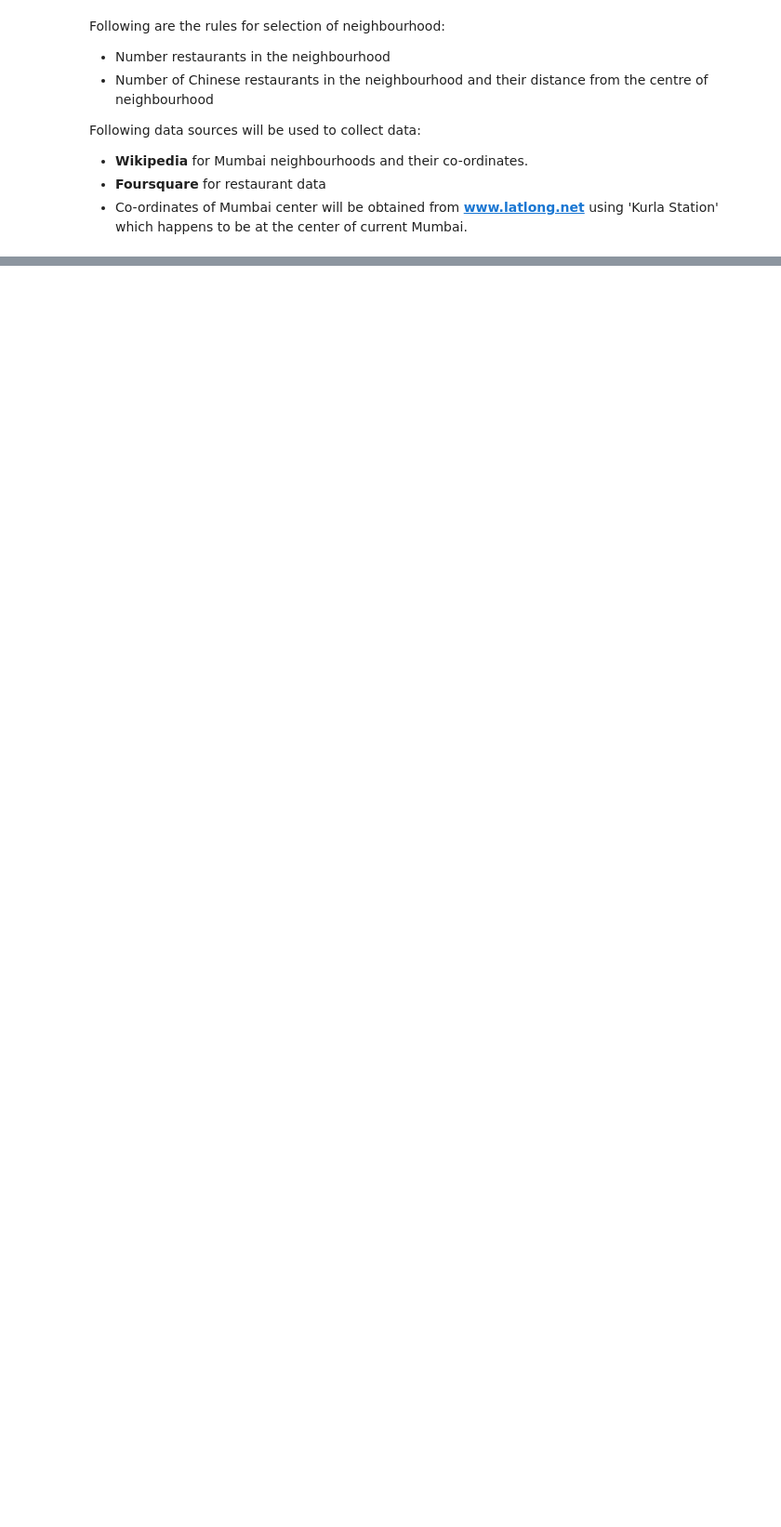
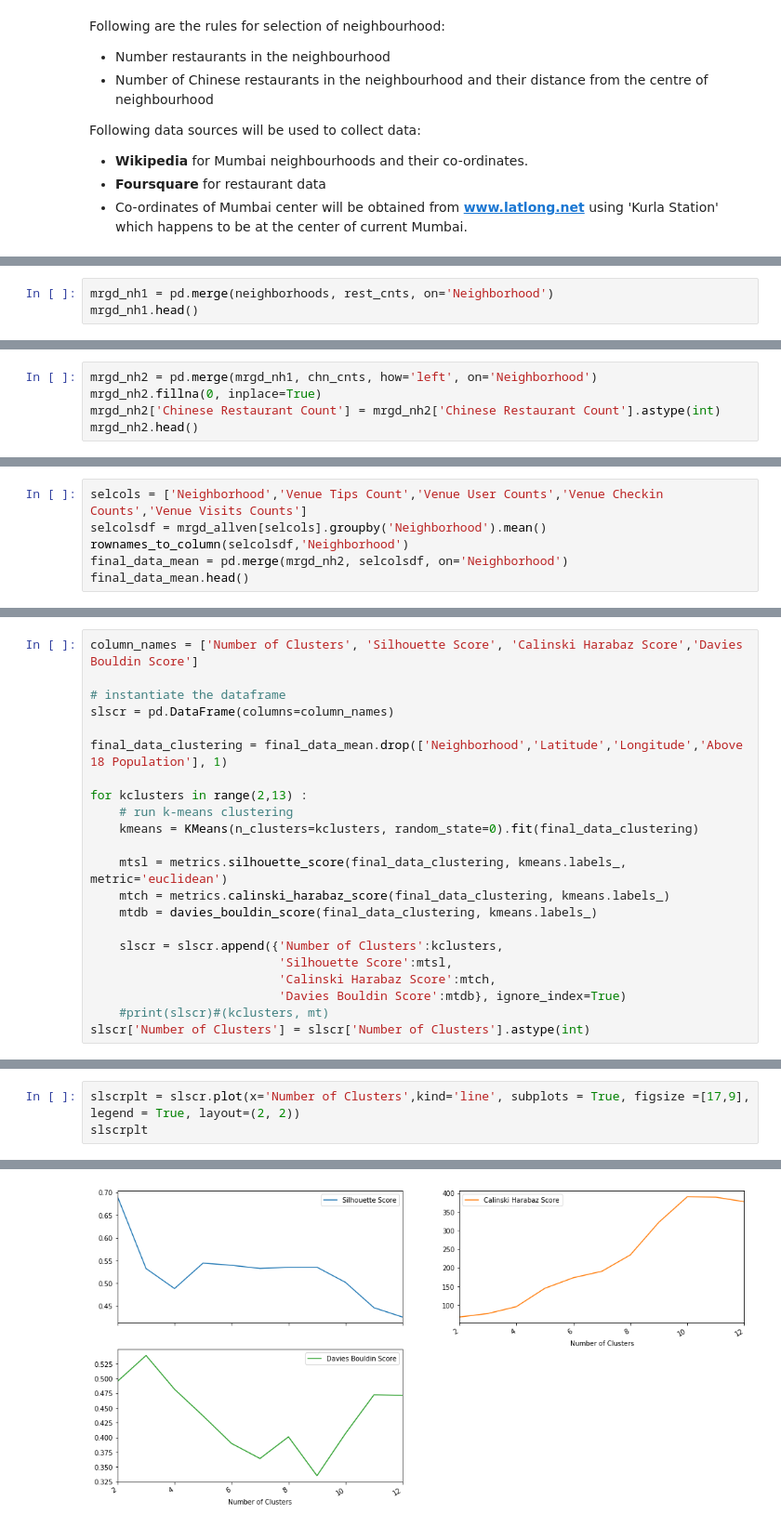
Before and after one commit to devzia/Coursera_Capstone, a Jupyter notebook: ADS-CP-NB-Final.ipynb, the cells around one changed output, grey strips where cells are left out. Shown at 93% size. Saved outputs shown, nothing was run; the diff lists cells and outputs as text; blank space fills up the shorter version.

```diff
--- a/ADS-CP-NB-Final.ipynb
+++ b/ADS-CP-NB-Final.ipynb
@@ -37,0 +656,3 @@ Following data sources will be used to collect data:
+# %%
+mrgd_nh1 = pd.merge(neighborhoods, rest_cnts, on='Neighborhood')
+mrgd_nh1.head()
@@ -37,0 +668,5 @@ Following data sources will be used to collect data:
+# %%
+mrgd_nh2 = pd.merge(mrgd_nh1, chn_cnts, how='left', on='Neighborhood')
+mrgd_nh2.fillna(0, inplace=True)
+mrgd_nh2['Chinese Restaurant Count'] = mrgd_nh2['Chinese Restaurant Count'].astype(int)
+mrgd_nh2.head()
@@ -37,0 +682,6 @@ Following data sources will be used to collect data:
+# %%
+selcols = ['Neighborhood','Venue Tips Count','Venue User Counts','Venue Checkin Counts','Venue Visits Counts']
+selcolsdf = mrgd_allven[selcols].groupby('Neighborhood').mean()
+rownames_to_column(selcolsdf,'Neighborhood')
+final_data_mean = pd.merge(mrgd_nh2, selcolsdf, on='Neighborhood')
+final_data_mean.head()
@@ -37,0 +843,22 @@ Following data sources will be used to collect data:
+# %%
+column_names = ['Number of Clusters', 'Silhouette Score', 'Calinski Harabaz Score','Davies Bouldin Score']
+
+# instantiate the dataframe
+slscr = pd.DataFrame(columns=column_names)
+
+final_data_clustering = final_data_mean.drop(['Neighborhood','Latitude','Longitude','Above 18 Population'], 1)
+
+for kclusters in range(2,13) :
+    # run k-means clustering
+    kmeans = KMeans(n_clusters=kclusters, random_state=0).fit(final_data_clustering)
+
+    mtsl = metrics.silhouette_score(final_data_clustering, kmeans.labels_, metric='euclidean')
+    mtch = metrics.calinski_harabaz_score(final_data_clustering, kmeans.labels_)
+    mtdb = davies_bouldin_score(final_data_clustering, kmeans.labels_)
+
+    slscr = slscr.append({'Number of Clusters':kclusters,
+                          'Silhouette Score':mtsl,
+                          'Calinski Harabaz Score':mtch,
+                          'Davies Bouldin Score':mtdb}, ignore_index=True)
+    #print(slscr)#(kclusters, mt)
+slscr['Number of Clusters'] = slscr['Number of Clusters'].astype(int)
@@ -37,0 +884,4 @@ Following data sources will be used to collect data:
+# %%
+slscrplt = slscr.plot(x='Number of Clusters',kind='line', subplots = True, figsize =[17,9], legend = True, layout=(2, 2))
+slscrplt
+# %% [output]
@@ -37,0 +893 @@ Following data sources will be used to collect data:
+[figure, added]
```
Also changed, not shown: parts of 98 cells of this notebook, 2 other files.
